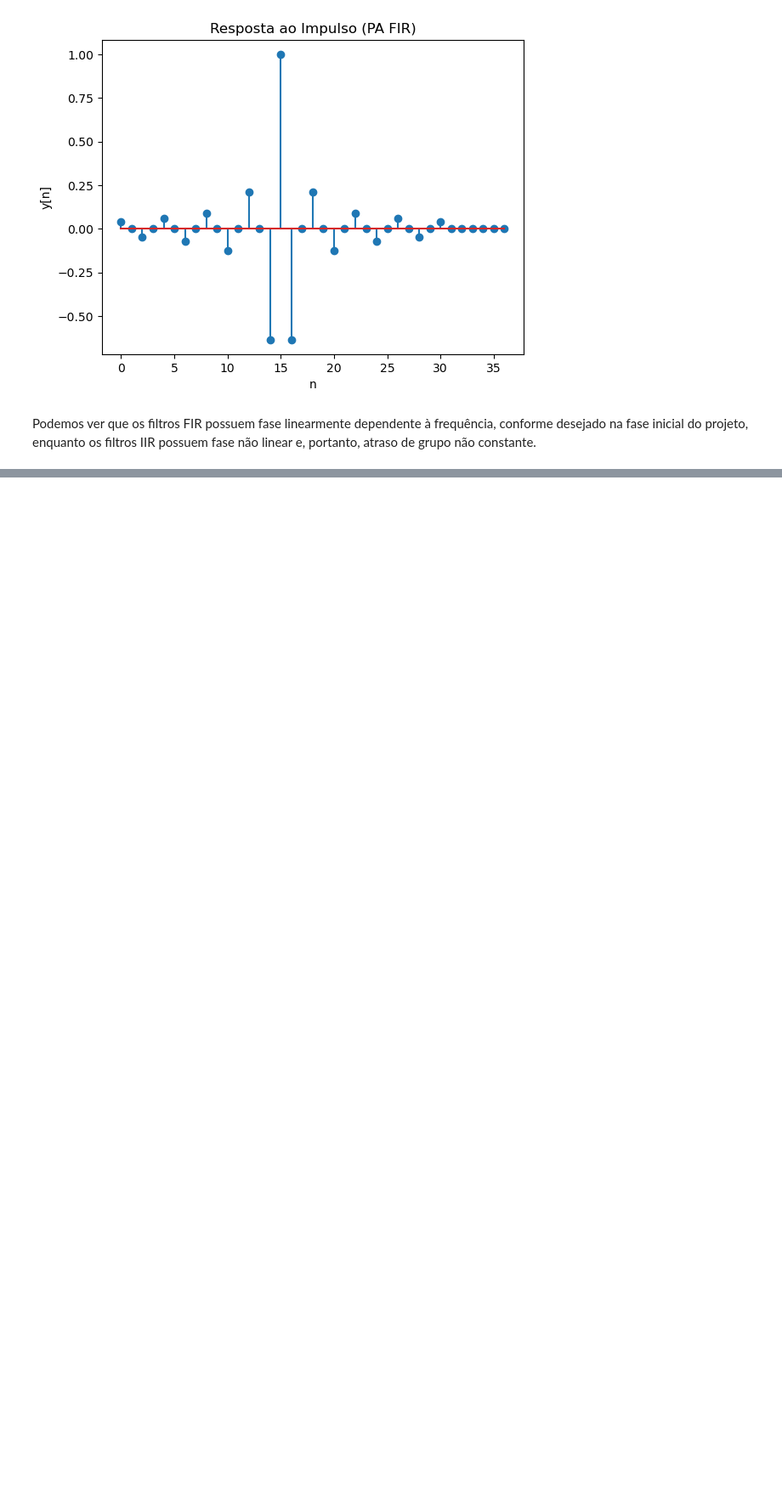
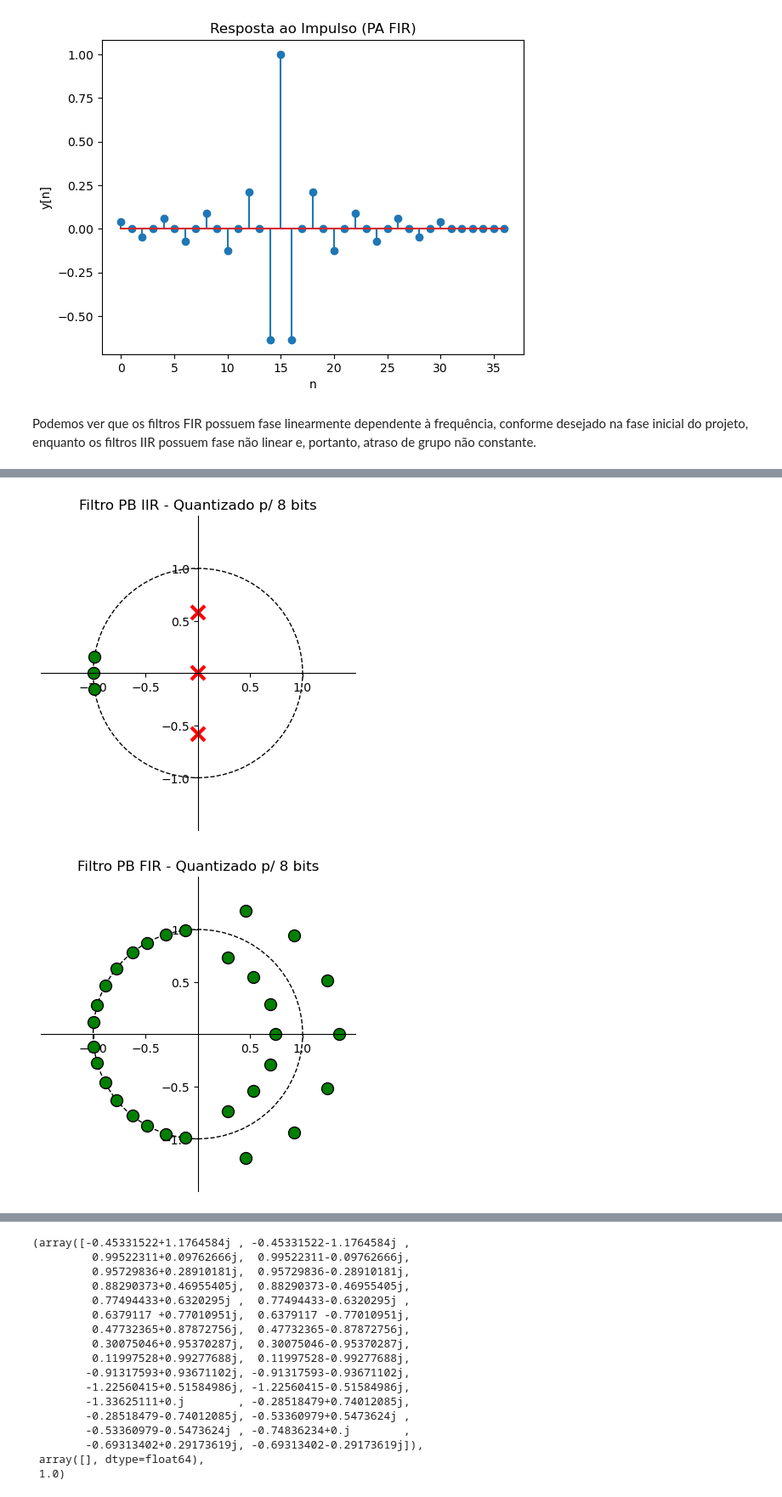
Before and after one commit to Emanuel600/Misc, a Jupyter notebook: DSP/Trabalho_Filtros.ipynb, the cells around one changed output, grey strips where cells are left out. Shown at 85% size. Drawn from its saved outputs; the diff is of its cells as text; code cells hidden in the pictures; blank space fills up the shorter version.

```diff
--- a/DSP/Trabalho_Filtros.ipynb
+++ b/DSP/Trabalho_Filtros.ipynb
@@ -187,0 +228,14 @@ Os polos em zero dos filtros butterworth parecem estranhos a primeira vista, dad
+# %%
+# Polos e Zeros Quantizados
+DSP.zplane(Q8b_PBI, Q8a_PBI, title = "Filtro PB IIR - Quantizado p/ 8 bits")
+DSP.zplane(Q8b_PBF, Q8a_PBF, title = "Filtro PB FIR - Quantizado p/ 8 bits")
+DSP.zplane(Q8b_PAI, Q8a_PAI, title = "Filtro PA IIR - Quantizado p/ 8 bits")
+DSP.zplane(Q8b_PAF, Q8a_PAF, title = "Filtro PA FIR - Quantizado p/ 8 bits")
+##
+DSP.zplane(Q16b_PBI, Q16a_PBI, title = "Filtro PB IIR - Quantizado p/ 16 bits")
+DSP.zplane(Q16b_PBF, Q16a_PBF, title = "Filtro PB FIR - Quantizado p/ 16 bits")
+DSP.zplane(Q16b_PAI, Q16a_PAI, title = "Filtro PA IIR - Quantizado p/ 16 bits")
+DSP.zplane(Q16b_PAF, Q16a_PAF, title = "Filtro PA FIR - Quantizado p/ 16 bits")
+# %% [output]
+[figure, added]
+[figure, added]
@@ -187,0 +248,17 @@ Os polos em zero dos filtros butterworth parecem estranhos a primeira vista, dad
+(array([-0.45331522+1.1764584j , -0.45331522-1.1764584j ,
+         0.99522311+0.09762666j,  0.99522311-0.09762666j,
+         0.95729836+0.28910181j,  0.95729836-0.28910181j,
+         0.88290373+0.46955405j,  0.88290373-0.46955405j,
+         0.77494433+0.6320295j ,  0.77494433-0.6320295j ,
+         0.6379117 +0.77010951j,  0.6379117 -0.77010951j,
+         0.47732365+0.87872756j,  0.47732365-0.87872756j,
+         0.30075046+0.95370287j,  0.30075046-0.95370287j,
+         0.11997528+0.99277688j,  0.11997528-0.99277688j,
+        -0.91317593+0.93671102j, -0.91317593-0.93671102j,
+        -1.22560415+0.51584986j, -1.22560415-0.51584986j,
+        -1.33625111+0.j        , -0.28518479+0.74012085j,
+        -0.28518479-0.74012085j, -0.53360979+0.5473624j ,
+        -0.53360979-0.5473624j , -0.74836234+0.j        ,
+        -0.69313402+0.29173619j, -0.69313402-0.29173619j]),
+ array([], dtype=float64),
+ 1.0)
```
Also changed, not shown: parts of 7 cells of this notebook, 1 other file.
